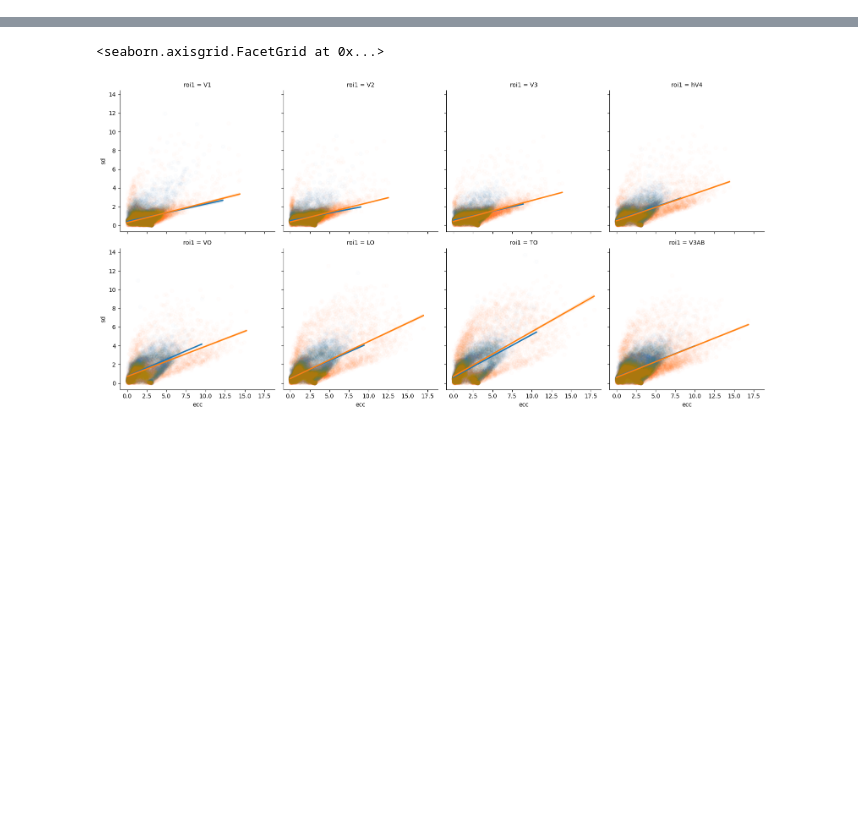
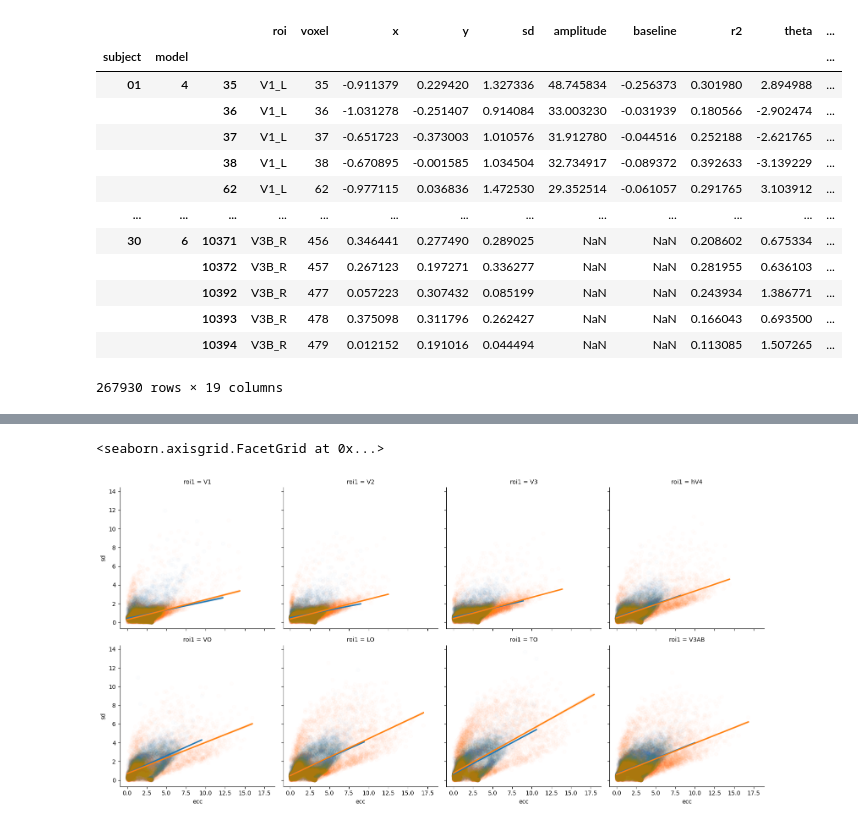
Before and after one commit to Gilles86/retinotopic_supression, a Jupyter notebook: retsupp/notebooks/analyze_dn_vs_dg.ipynb, the cells around one changed output, grey strips where cells are left out. Cells and saved outputs as stored; diff of their text form; code cells hidden in the pictures; blank space fills up the shorter version.

```diff
--- a/retsupp/notebooks/analyze_dn_vs_dg.ipynb
+++ b/retsupp/notebooks/analyze_dn_vs_dg.ipynb
@@ -50,6 +60,23 @@ df['roi1'] = df['roi'].str.split('_').str[0]
 df['roi1'] = df['roi1'].map({'LO1':'LO', 'LO2':'LO', 'TO1':'TO', 'TO2':'TO', 'VO1':'VO', 'VO2':'VO', 'V3A':'V3AB', 'V3B':'V3AB'}).fillna(df['roi1'])
 
 roi_order = ['V1', 'V2', 'V3', 'V3AB', 'hV4', 'LO', 'LO', 'TO', 'VO',]
+# %%
+df
+# %% [output]
+|  |  |  | roi | voxel | x | y | sd | amplitude | baseline | r2 | theta | ... |
+| subject | model |  |  |  |  |  |  |  |  |  |  | ... |
+| 01 | 4 | 35 | V1_L | 35 | -0.911379 | 0.229420 | 1.327336 | 48.745834 | -0.256373 | 0.301980 | 2.894988 | ... |
+|  |  | 36 | V1_L | 36 | -1.031278 | -0.251407 | 0.914084 | 33.003230 | -0.031939 | 0.180566 | -2.902474 | ... |
+|  |  | 37 | V1_L | 37 | -0.651723 | -0.373003 | 1.010576 | 31.912780 | -0.044516 | 0.252188 | -2.621765 | ... |
+|  |  | 38 | V1_L | 38 | -0.670895 | -0.001585 | 1.034504 | 32.734917 | -0.089372 | 0.392633 | -3.139229 | ... |
+|  |  | 62 | V1_L | 62 | -0.977115 | 0.036836 | 1.472530 | 29.352514 | -0.061057 | 0.291765 | 3.103912 | ... |
+| ... | ... | ... | ... | ... | ... | ... | ... | ... | ... | ... | ... | ... |
+| 30 | 6 | 10371 | V3B_R | 456 | 0.346441 | 0.277490 | 0.289025 | NaN | NaN | 0.208602 | 0.675334 | ... |
+|  |  | 10372 | V3B_R | 457 | 0.267123 | 0.197271 | 0.336277 | NaN | NaN | 0.281955 | 0.636103 | ... |
+|  |  | 10392 | V3B_R | 477 | 0.057223 | 0.307432 | 0.085199 | NaN | NaN | 0.243934 | 1.386771 | ... |
+|  |  | 10393 | V3B_R | 478 | 0.375098 | 0.311796 | 0.262427 | NaN | NaN | 0.166043 | 0.693500 | ... |
+|  |  | 10394 | V3B_R | 479 | 0.012152 | 0.191016 | 0.044494 | NaN | NaN | 0.113085 | 1.507265 | ... |
+267930 rows × 19 columns
 # %%
 import seaborn as sns
 sns.catplot(x='roi1', y='r2', hue='model', data=df.groupby(['subject', 'roi1', 'model'])[['r2']].mean().reset_index(), kind='swarm', height=6, aspect=2, dodge=True, palette='Set1', order=roi_order)
```
Also changed, not shown: parts of 15 cells of this notebook, 5 other files.
